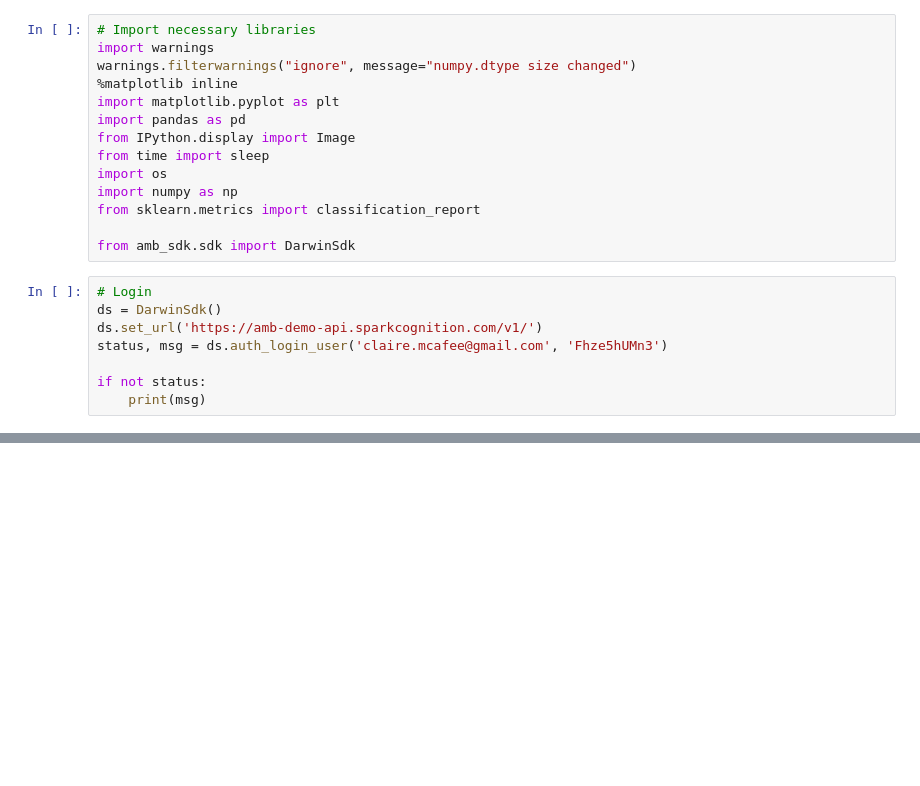
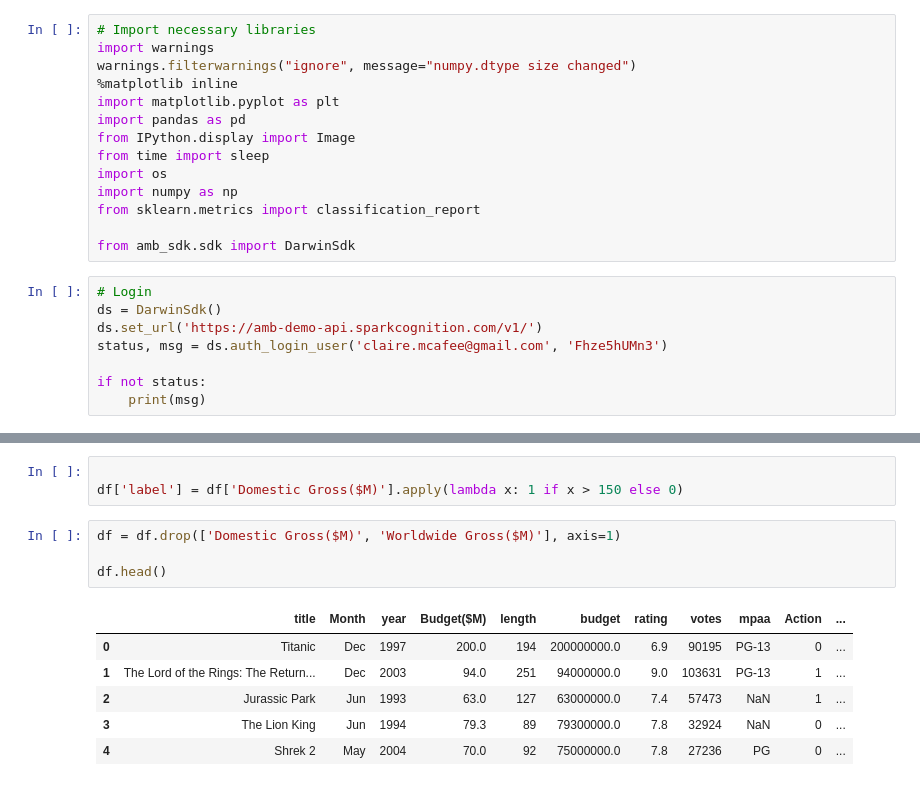
Before and after one commit to JZillifro/cs363_data_mining_final, a Jupyter notebook: darwin-sdk-master/DataMiningProject.ipynb, the cells around one changed output, grey strips where cells are left out. Drawn from its saved outputs; the diff is of its cells as text; blank space fills up the shorter version.

Commit message:
Set up 150M label

```diff
--- a/darwin-sdk-master/DataMiningProject.ipynb
+++ b/darwin-sdk-master/DataMiningProject.ipynb
@@ -46,0 +95,14 @@ pd.merge(on='title')
+# %%
+
+df['label'] = df['Domestic Gross($M)'].apply(lambda x: 1 if x > 150 else 0)
+# %%
+df = df.drop(['Domestic Gross($M)', 'Worldwide Gross($M)'], axis=1)
+
+df.head()
+# %% [output]
+|  | title | Month | year | Budget($M) | length | budget | rating | votes | mpaa | Action | ... |
+| 0 | Titanic | Dec | 1997 | 200.0 | 194 | 200000000.0 | 6.9 | 90195 | PG-13 | 0 | ... |
+| 1 | The Lord of the Rings: The Return... | Dec | 2003 | 94.0 | 251 | 94000000.0 | 9.0 | 103631 | PG-13 | 1 | ... |
+| 2 | Jurassic Park | Jun | 1993 | 63.0 | 127 | 63000000.0 | 7.4 | 57473 | NaN | 1 | ... |
+| 3 | The Lion King | Jun | 1994 | 79.3 | 89 | 79300000.0 | 7.8 | 32924 | NaN | 0 | ... |
+| 4 | Shrek 2 | May | 2004 | 70.0 | 92 | 75000000.0 | 7.8 | 27236 | PG | 0 | ... |
```
Also changed, not shown: parts of 7 cells of this notebook, 2 other files.
